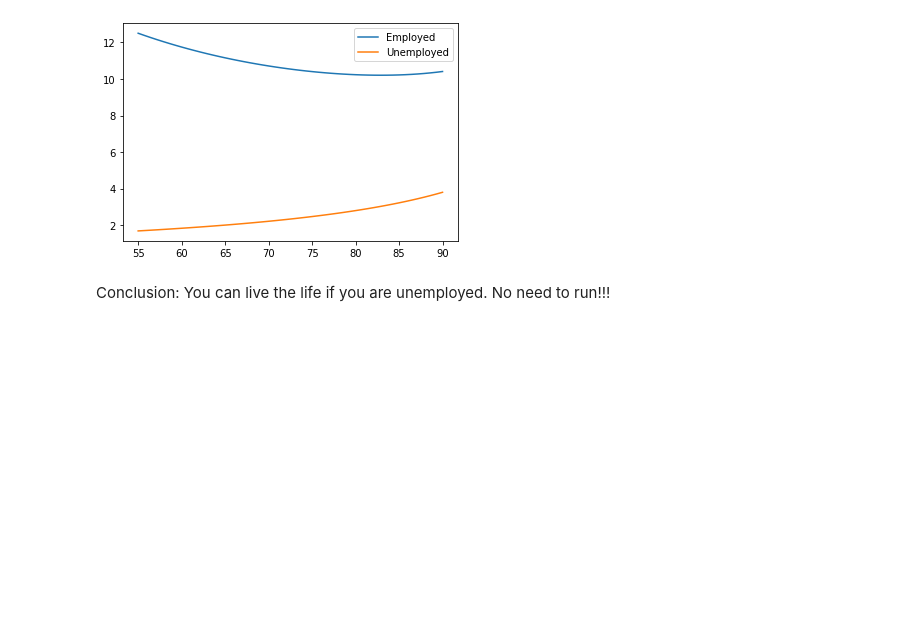
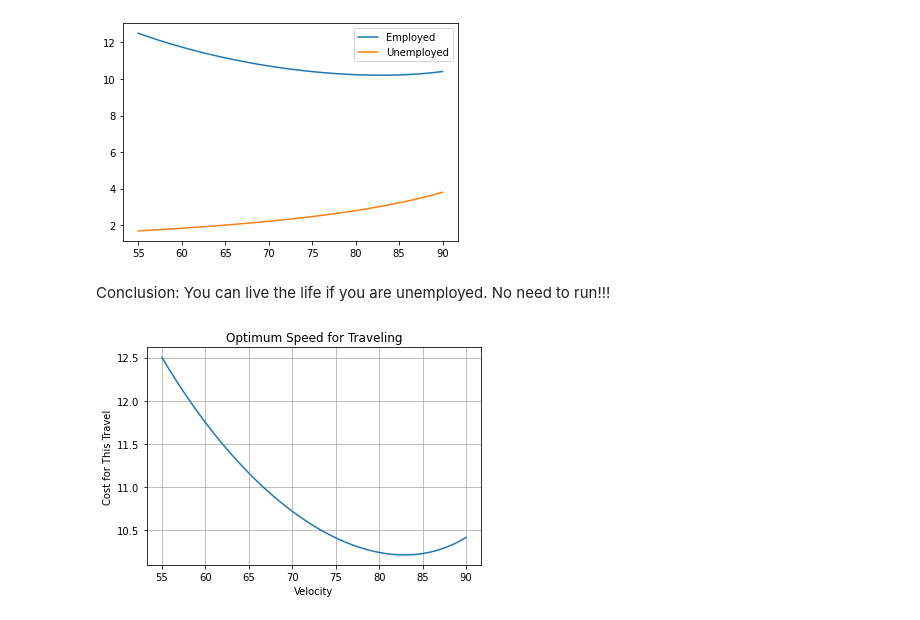
Before and after one commit to anursen/Fuel_consumption_predict, a Jupyter notebook: To_live_the_life_slow_you_need_to_be_unemployed_.ipynb, the cells around one changed output. Cells and saved outputs as stored; diff of their text form; code cells hidden in the pictures; blank space fills up the shorter version.

```diff
--- a/To_live_the_life_slow_you_need_to_be_unemployed_.ipynb
+++ b/To_live_the_life_slow_you_need_to_be_unemployed_.ipynb
@@ -112,3 +111,12 @@ Optimum Speed for Employed.  ==> 82.85714285714286
 Conclusion:
 You can live the life if you are unemployed.
 No need to run!!!
+# %%
+plt.title("Optimum Speed for Traveling")
+plt.xlabel("Velocity")
+plt.ylabel("Cost for This Travel")
+plt.plot(speed_series,cost_series)
+plt.grid()
+plt.show()
+# %% [output]
+[figure, added]
```
Also changed, not shown: parts of 1 cell of this notebook.
